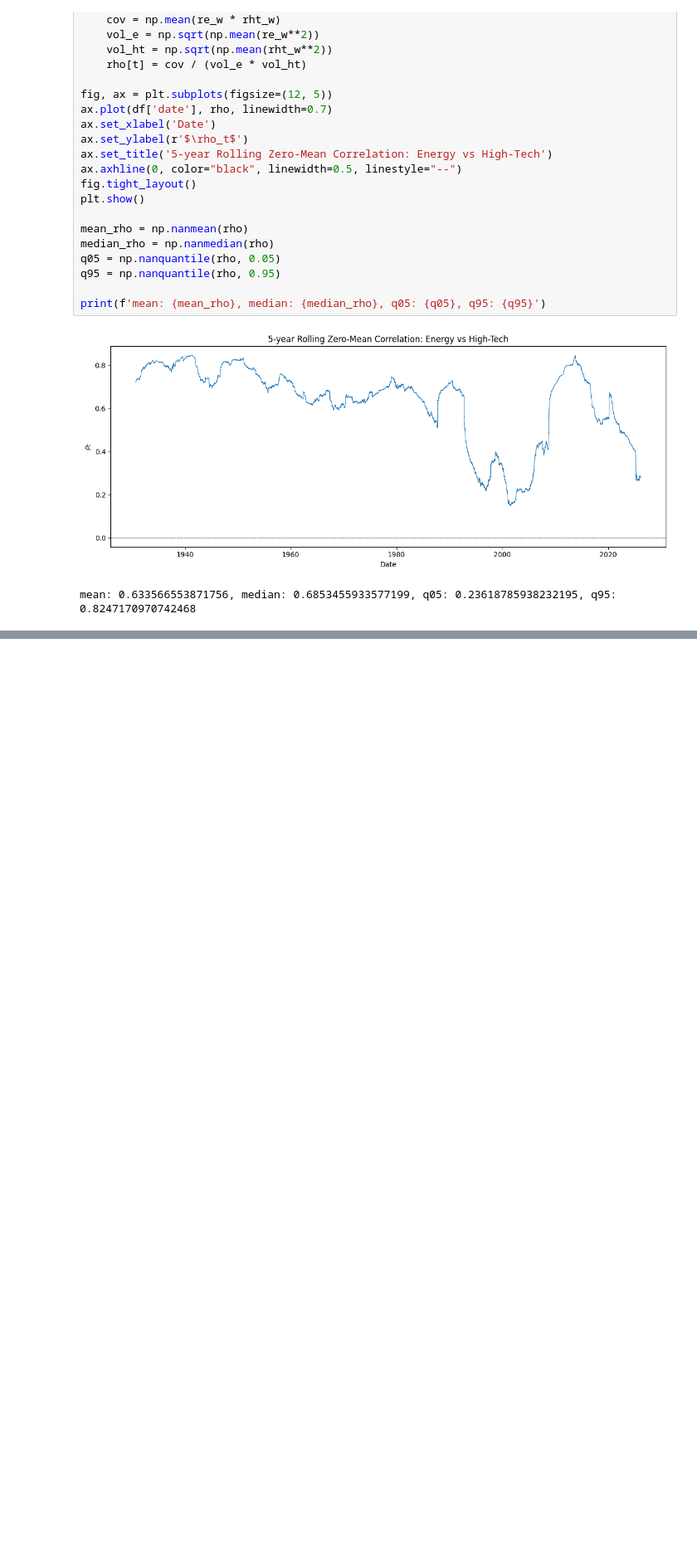
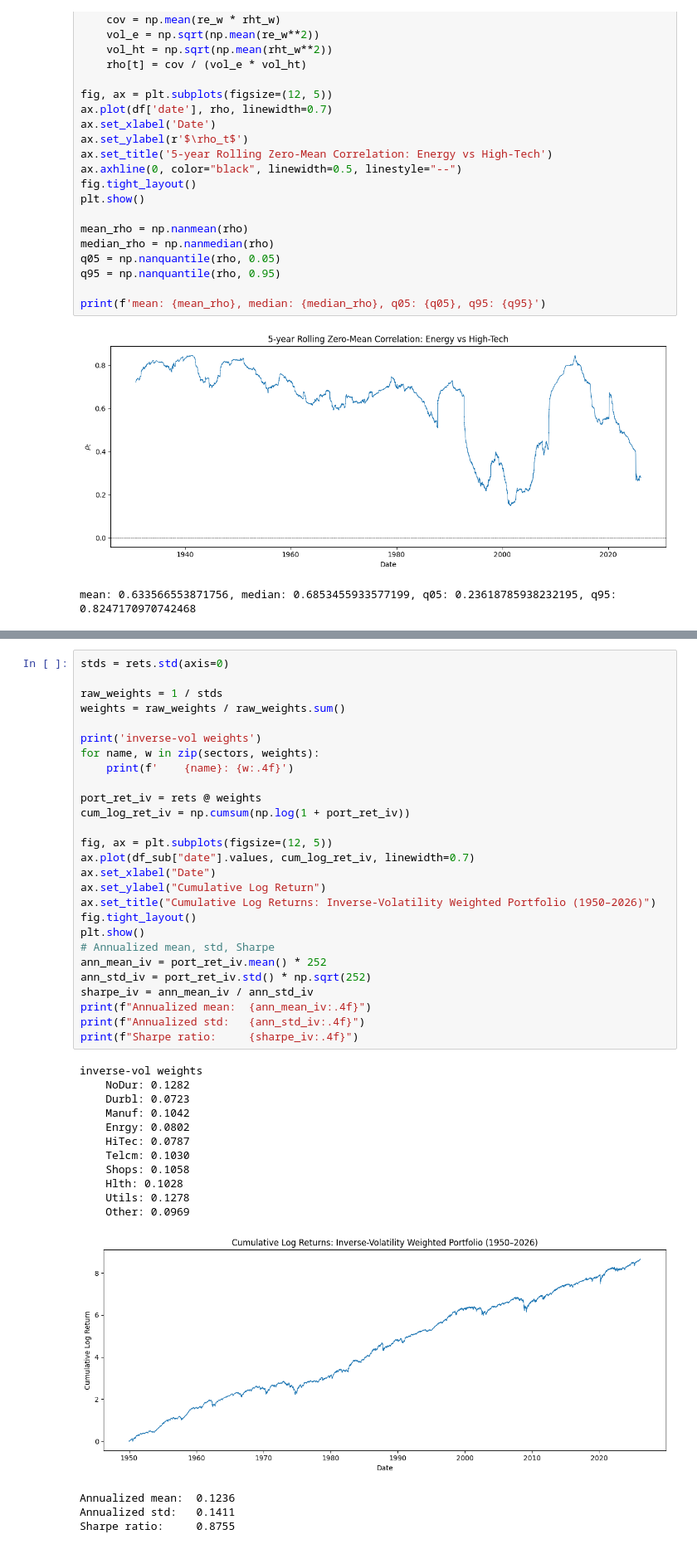
Before and after one commit to alexandersen01/quant-risk-am-midterm, a Jupyter notebook: calcs.ipynb, the cells around one changed output, grey strips where cells are left out. Shown at 83% size. Drawn from its saved outputs; the diff is of its cells as text; blank space fills up the shorter version.

```diff
--- a/calcs.ipynb
+++ b/calcs.ipynb
@@ -81,0 +113,43 @@ mean: 0.633566553871756, median: 0.6853455933577199, q05: 0.23618785938232195, q
+# %%
+stds = rets.std(axis=0)
+
+raw_weights = 1 / stds
+weights = raw_weights / raw_weights.sum()
+
+print('inverse-vol weights')
+for name, w in zip(sectors, weights):
+    print(f'    {name}: {w:.4f}')
+
+port_ret_iv = rets @ weights
+cum_log_ret_iv = np.cumsum(np.log(1 + port_ret_iv))
+
+fig, ax = plt.subplots(figsize=(12, 5))
+ax.plot(df_sub["date"].values, cum_log_ret_iv, linewidth=0.7)
+ax.set_xlabel("Date")
+ax.set_ylabel("Cumulative Log Return")
+ax.set_title("Cumulative Log Returns: Inverse-Volatility Weighted Portfolio (1950–2026)")
+fig.tight_layout()
+plt.show()
+# Annualized mean, std, Sharpe
+ann_mean_iv = port_ret_iv.mean() * 252
+ann_std_iv = port_ret_iv.std() * np.sqrt(252)
+sharpe_iv = ann_mean_iv / ann_std_iv
+print(f"Annualized mean:  {ann_mean_iv:.4f}")
+print(f"Annualized std:   {ann_std_iv:.4f}")
+print(f"Sharpe ratio:     {sharpe_iv:.4f}")
+# %% [output]
+inverse-vol weights
+    NoDur: 0.1282
+    Durbl: 0.0723
+    Manuf: 0.1042
+    Enrgy: 0.0802
+    HiTec: 0.0787
+    Telcm: 0.1030
+    Shops: 0.1058
+    Hlth: 0.1028
+    Utils: 0.1278
+    Other: 0.0969
+[figure, added]
+Annualized mean:  0.1236
+Annualized std:   0.1411
+Sharpe ratio:     0.8755
```
Also changed, not shown: parts of 7 cells of this notebook, 17 other files.
